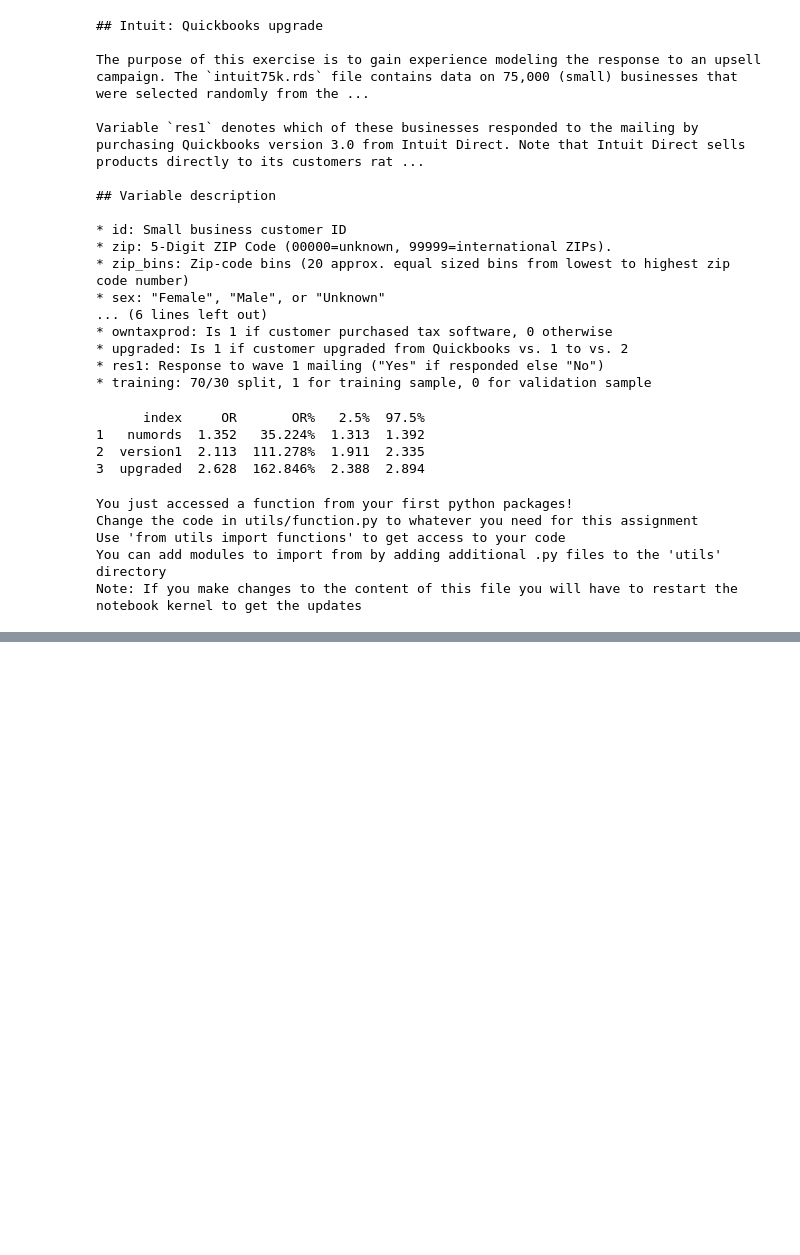
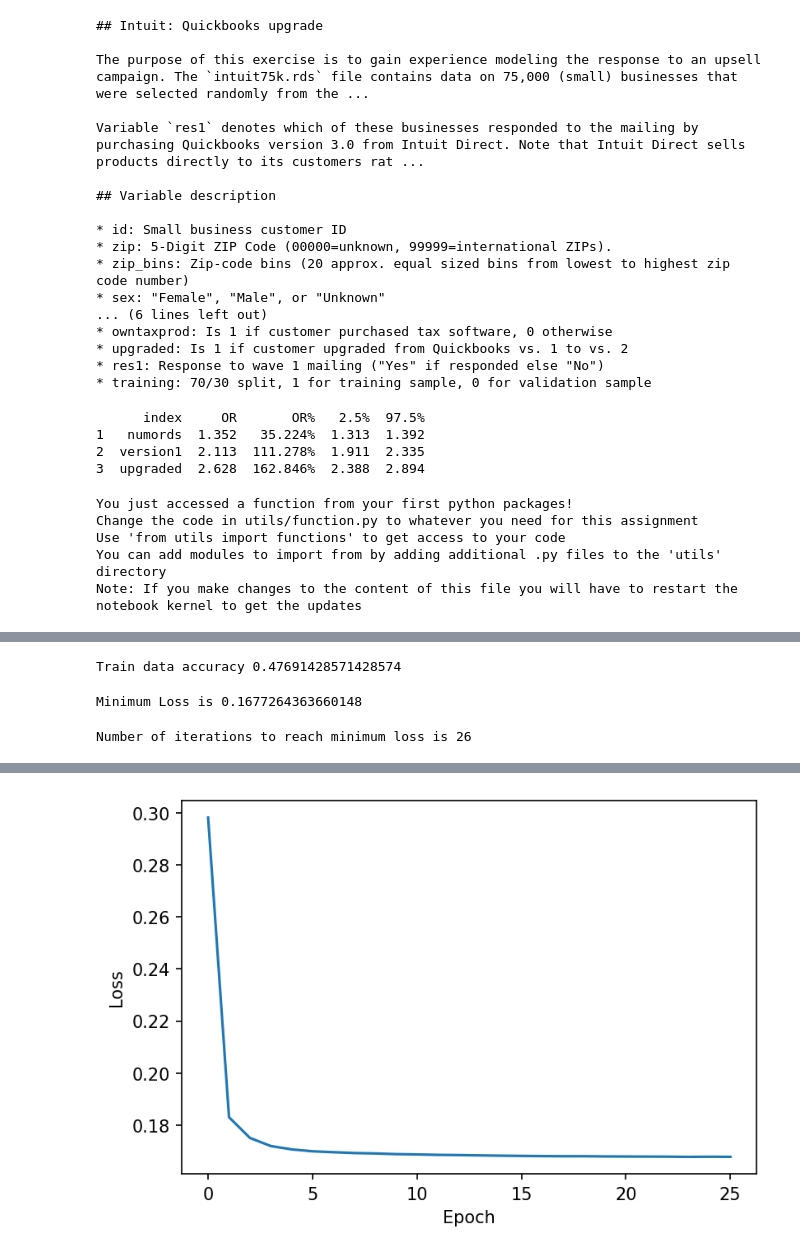
Before and after one commit to sauravjayan/Intuit-Quickbooks, a Jupyter notebook: sub-notebooks/Saurav.ipynb, the cells around one changed output, grey strips where cells are left out. Saved outputs shown, nothing was run; the diff lists cells and outputs as text; code cells hidden in the pictures; blank space fills up the shorter version.

```diff
--- a/sub-notebooks/Saurav.ipynb
+++ b/sub-notebooks/Saurav.ipynb
@@ -161,0 +173,3 @@ array([0, 1])
+# %%
+clf_3 = GridSearchCV(mlp, parameter_space, n_jobs=-1, scoring='roc_auc', verbose=4)
+clf_3.fit(X_train, y_train.values.ravel())
@@ -162 +195,5 @@ array([0, 1])
+# %%
+# Training model using the parameters selected by CV above
+
+clf_2 = MLPClassifier(random_state=1234, activation='relu', solver='adam', max_iter=1000, hidden_layer_sizes = (3,3), learning_rate='adaptive').fit(X_train, y_train.values.ravel())
 # %%
@@ -196,0 +224,21 @@ np.mean(y_test['res1_yes'] == a)
+# %%
+acc_train = np.mean(a_train == y_train['res1_yes'])
+print(f'Train data accuracy {acc_train}')
+# %% [output]
+Train data accuracy 0.47691428571428574
+# %%
+print(f'Minimum Loss is {min(clf_2.loss_curve_)}')
+# %% [output]
+Minimum Loss is 0.1677264363660148
+# %%
+print(f'Number of iterations to reach minimum loss is {clf_2.n_iter_}')
+# %% [output]
+Number of iterations to reach minimum loss is 26
+# %%
+l = clf_2.loss_curve_
+x = list(range(clf_2.n_iter_))
+# %%
+df = pd.DataFrame({'Loss':l,'Epoch':x})
+# %%
+sns.lineplot(x = "Epoch",y = "Loss", data = df)
+# %% [output]
@@ -196,0 +246 @@ np.mean(y_test['res1_yes'] == a)
+[figure, added]
```
Also changed, not shown: parts of 23 cells of this notebook.
